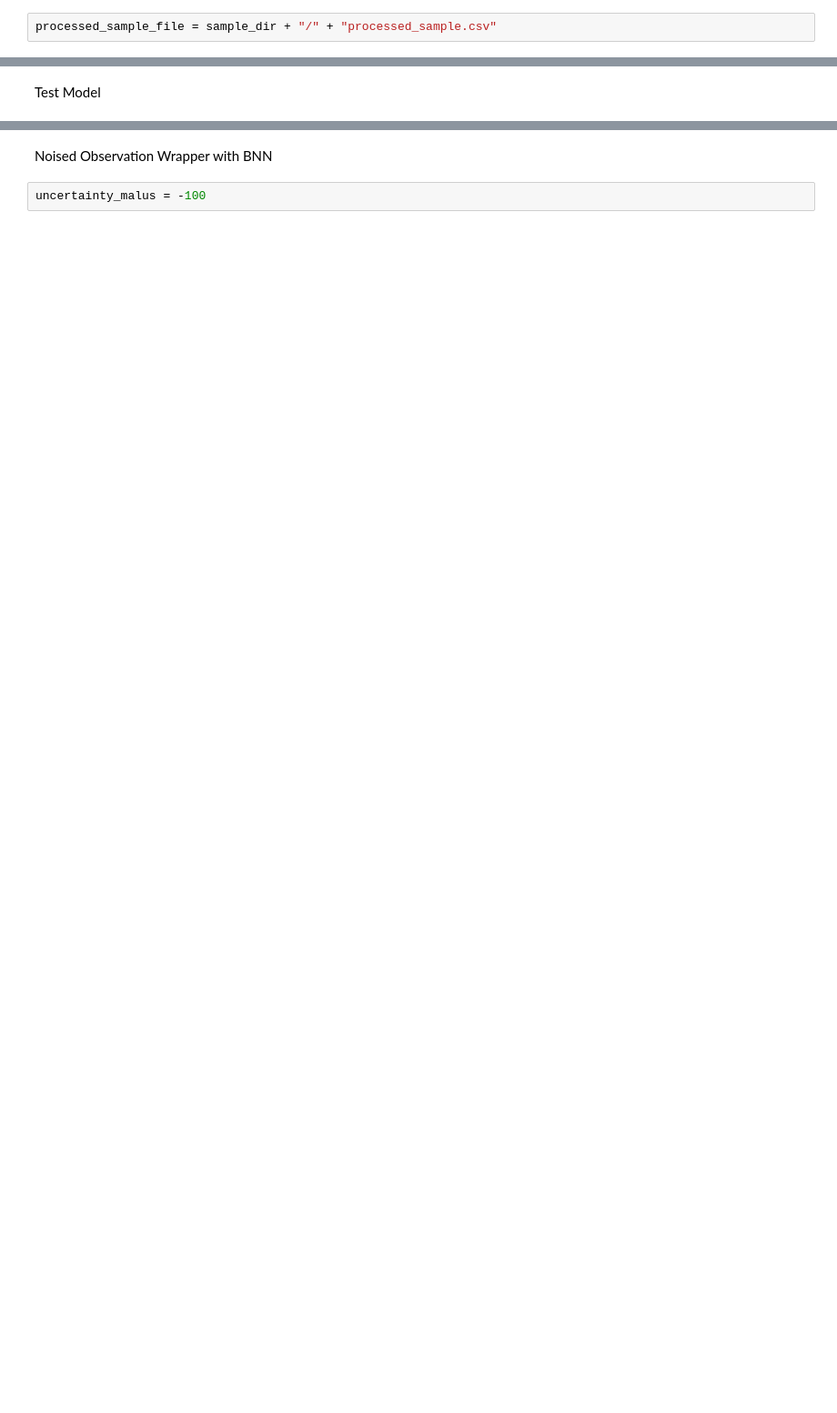
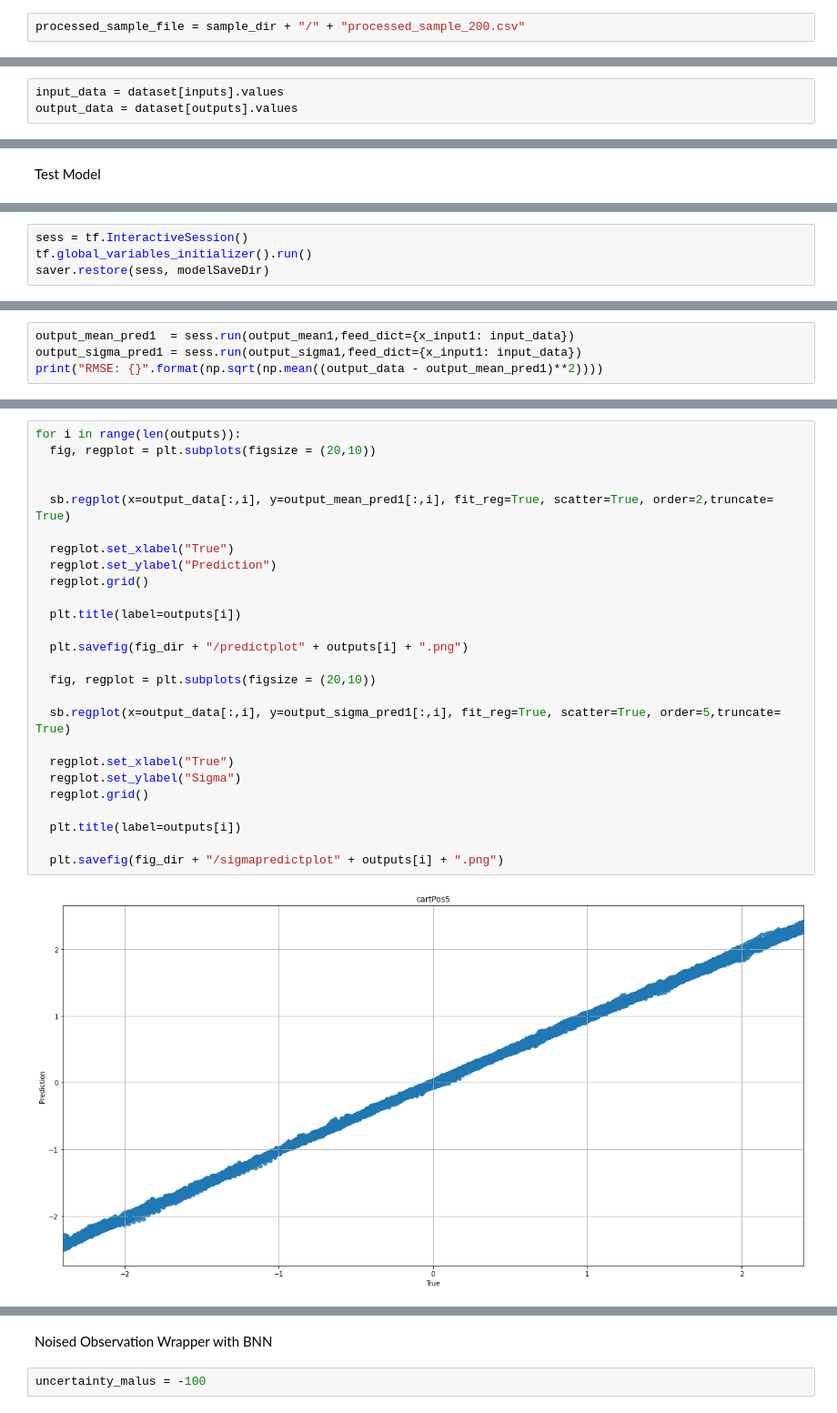
Before and after one commit to JonasLewe/applied_rl, a Jupyter notebook: ARLProject.ipynb, the cells around one changed output, grey strips where cells are left out. Shown at 91% size. Drawn from its saved outputs; the diff is of its cells as text; blank space fills up the shorter version.

```diff
--- a/ARLProject.ipynb
+++ b/ARLProject.ipynb
@@ -369,5 +347,5 @@ Episode: 99.0
 # %%
-processed_sample_file = sample_dir + "/" + "processed_sample.csv"
+processed_sample_file = sample_dir + "/" + "processed_sample_200.csv"
 # %%
 dataset.to_csv(path_or_buf=processed_sample_file, index=False)
 # %%
@@ -471,0 +396,3 @@ _________________________________________________________________
+# %%
+input_data = dataset[inputs].values
+output_data = dataset[outputs].values
@@ -644,0 +598,4 @@ show_video()
+# %%
+sess = tf.InteractiveSession()
+tf.global_variables_initializer().run()
+saver.restore(sess, modelSaveDir)
@@ -644,0 +604,4 @@ show_video()
+# %%
+output_mean_pred1  = sess.run(output_mean1,feed_dict={x_input1: input_data})
+output_sigma_pred1 = sess.run(output_sigma1,feed_dict={x_input1: input_data})
+print("RMSE: {}".format(np.sqrt(np.mean((output_data - output_mean_pred1)**2))))
@@ -644,0 +610,28 @@ show_video()
+# %%
+for i in range(len(outputs)):
+  fig, regplot = plt.subplots(figsize = (20,10))
+
+
+  sb.regplot(x=output_data[:,i], y=output_mean_pred1[:,i], fit_reg=True, scatter=True, order=2,truncate= True)
+
+  regplot.set_xlabel("True")
+  regplot.set_ylabel("Prediction")
+  regplot.grid()
+
+  plt.title(label=outputs[i])
+
+  plt.savefig(fig_dir + "/predictplot" + outputs[i] + ".png")
+
+  fig, regplot = plt.subplots(figsize = (20,10))
+
+  sb.regplot(x=output_data[:,i], y=output_sigma_pred1[:,i], fit_reg=True, scatter=True, order=5,truncate= True)
+
+  regplot.set_xlabel("True")
+  regplot.set_ylabel("Sigma")
+  regplot.grid()
+
+  plt.title(label=outputs[i])
+
+  plt.savefig(fig_dir + "/sigmapredictplot" + outputs[i] + ".png")
+# %% [output]
+[figure, added]
```
Also changed, not shown: parts of 55 cells of this notebook.
